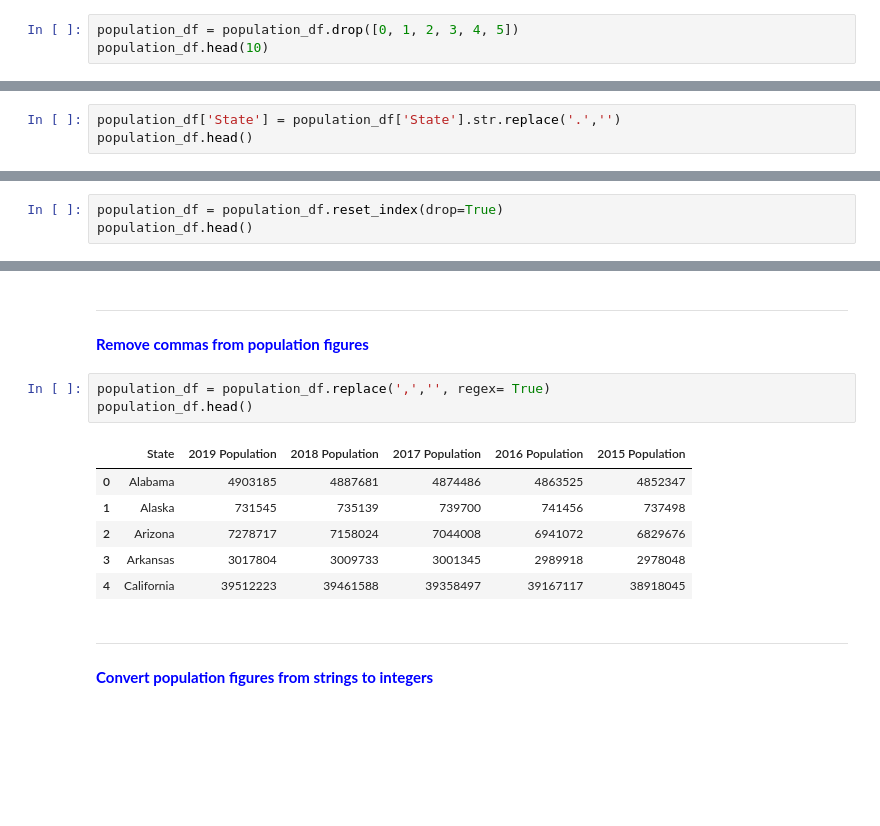
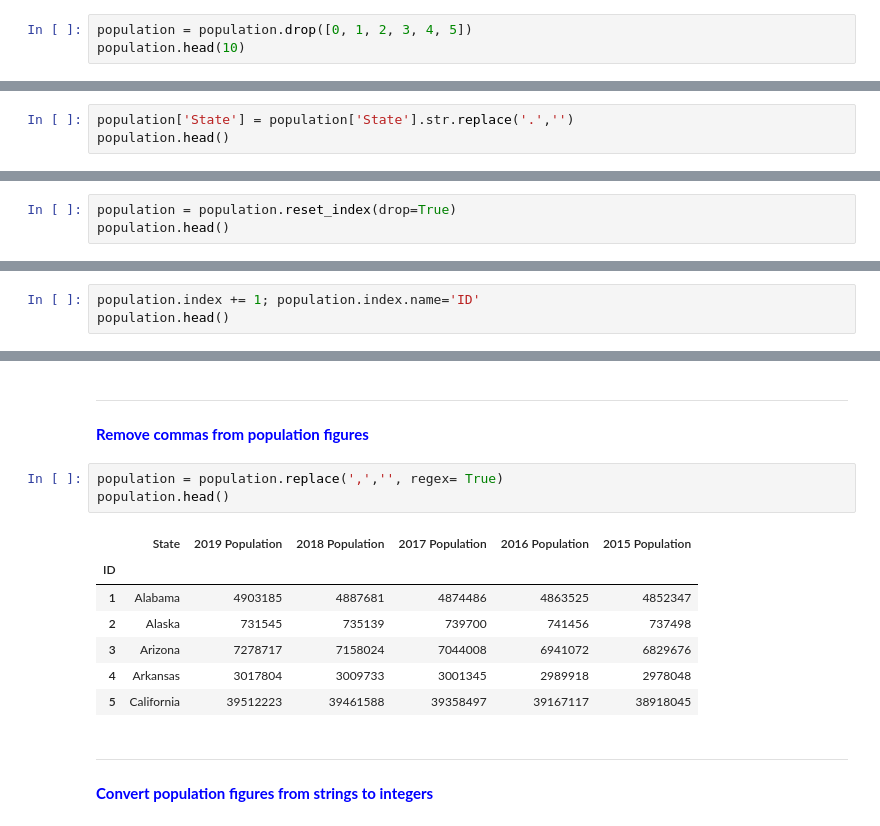
Before and after one commit to vandrade88/ETL-project, a Jupyter notebook: ETL Project.ipynb, the cells around one changed output, grey strips where cells are left out. Saved outputs shown, nothing was run; the diff lists cells and outputs as text; blank space fills up the shorter version.

```diff
--- a/ETL Project.ipynb
+++ b/ETL Project.ipynb
@@ -501,8 +408,8 @@ population_df
 ***
 <font color = blue>__Drop irrelevant rows (first 6 rows)__</font>
 # %%
-population_df = population_df.drop([0, 1, 2, 3, 4, 5])
-population_df.head(10)
+population = population.drop([0, 1, 2, 3, 4, 5])
+population.head(10)
 # %% [output]
 |  | State | 2019 Population | 2018 Population | 2017 Population | 2016 Population | 2015 Population |
 | 6 | .Alabama | 4,903,185 | 4,887,681 | 4,874,486 | 4,863,525 | 4,852,347 |
@@ -519,8 +426,8 @@ population_df.head(10)
 ***
 <font color = blue>__Remove . in front of state names__</font>
 # %%
-population_df['State'] = population_df['State'].str.replace('.','')
-population_df.head()
+population['State'] = population['State'].str.replace('.','')
+population.head()
 # %% [output]
 |  | State | 2019 Population | 2018 Population | 2017 Population | 2016 Population | 2015 Population |
 | 6 | Alabama | 4,903,185 | 4,887,681 | 4,874,486 | 4,863,525 | 4,852,347 |
@@ -534,6 +441,6 @@ population_df.head()
 # %%
-population_df = population_df.reset_index(drop=True)
-population_df.head()
+population = population.reset_index(drop=True)
+population.head()
 # %% [output]
 |  | State | 2019 Population | 2018 Population | 2017 Population | 2016 Population | 2015 Population |
 | 0 | Alabama | 4,903,185 | 4,887,681 | 4,874,486 | 4,863,525 | 4,852,347 |
@@ -543,0 +454,3 @@ population_df.head()
+# %%
+population.index += 1; population.index.name='ID'
+population.head()
@@ -558,15 +479,16 @@ dtype: object
 ***
 <font color = blue>__Remove commas from population figures__</font>
 # %%
-population_df = population_df.replace(',','', regex= True)
-population_df.head()
+population = population.replace(',','', regex= True)
+population.head()
 # %% [output]
 |  | State | 2019 Population | 2018 Population | 2017 Population | 2016 Population | 2015 Population |
-| 0 | Alabama | 4903185 | 4887681 | 4874486 | 4863525 | 4852347 |
-| 1 | Alaska | 731545 | 735139 | 739700 | 741456 | 737498 |
-| 2 | Arizona | 7278717 | 7158024 | 7044008 | 6941072 | 6829676 |
-| 3 | Arkansas | 3017804 | 3009733 | 3001345 | 2989918 | 2978048 |
-| 4 | California | 39512223 | 39461588 | 39358497 | 39167117 | 38918045 |
+| ID |  |  |  |  |  |  |
+| 1 | Alabama | 4903185 | 4887681 | 4874486 | 4863525 | 4852347 |
+| 2 | Alaska | 731545 | 735139 | 739700 | 741456 | 737498 |
+| 3 | Arizona | 7278717 | 7158024 | 7044008 | 6941072 | 6829676 |
+| 4 | Arkansas | 3017804 | 3009733 | 3001345 | 2989918 | 2978048 |
+| 5 | California | 39512223 | 39461588 | 39358497 | 39167117 | 38918045 |
 # %% [markdown]
 ***
 <font color = blue>__Convert population figures from strings to integers__</font>
```
Also changed, not shown: parts of 81 cells of this notebook.
